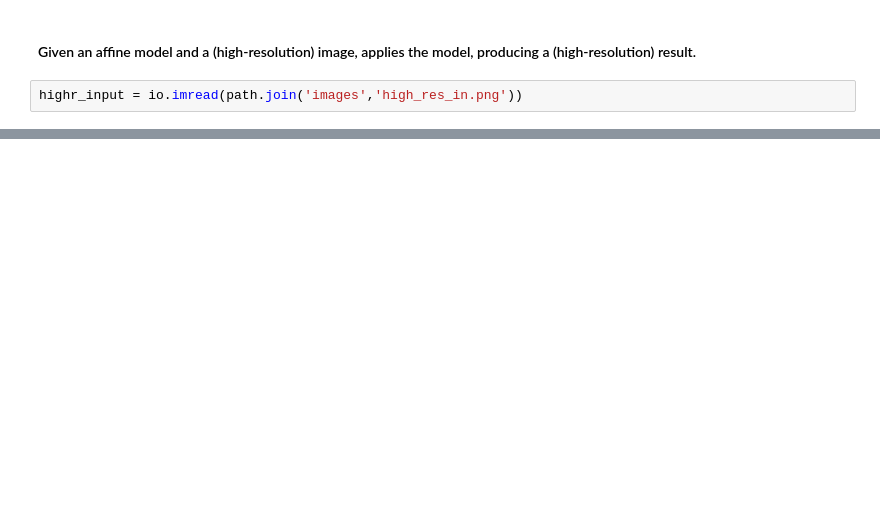
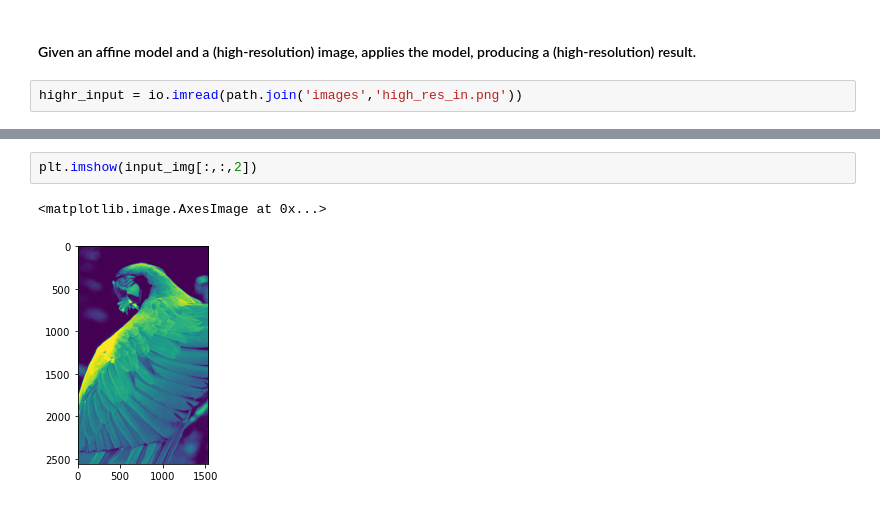
Before and after one commit to elimkwan/Bilateral-Guided-Upsampling, a Jupyter notebook: code.ipynb, the cells around one changed output, grey strips where cells are left out. Cells and saved outputs as stored; diff of their text form; blank space fills up the shorter version.

```diff
--- a/code.ipynb
+++ b/code.ipynb
@@ -417,0 +583,5 @@ array([ 1.,  2.,  3.,  4.,  5.,  6.,  7.,  8.,  9., 10., 11., 12., 13.,
+# %%
+plt.imshow(input_img[:,:,2])
+# %% [output]
+<matplotlib.image.AxesImage at 0x...>
+[figure, added]
```
Also changed, not shown: parts of 22 cells of this notebook, 1 other file.
